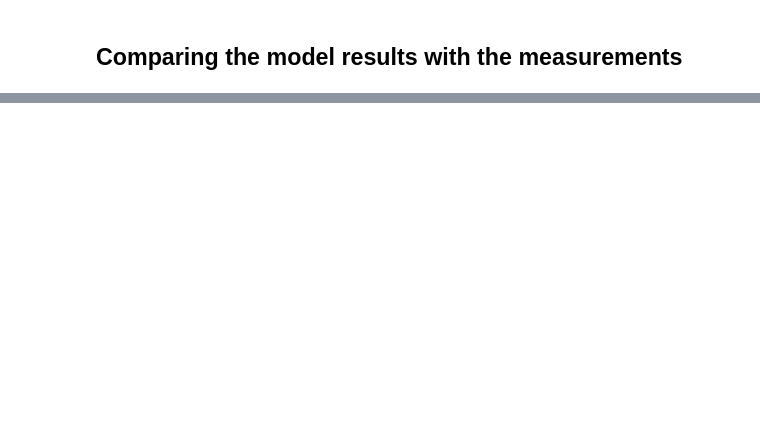
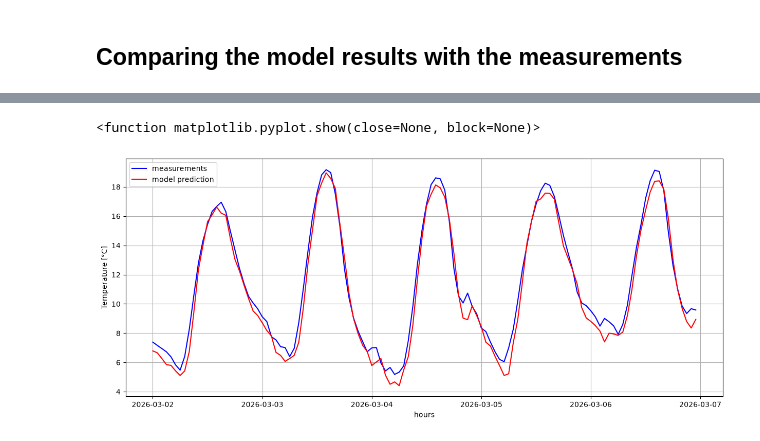
Before and after one commit to sbauer01/ML-project, a Jupyter notebook: model.ipynb, the cells around one changed output, grey strips where cells are left out. Cells and saved outputs as stored; diff of their text form; code cells hidden in the pictures; blank space fills up the shorter version.

Commit message:
plotted the model reults against the measurements and startetd to to an deeper analysis with the days

```diff
--- a/model.ipynb
+++ b/model.ipynb
@@ -234,0 +235,22 @@ RMSE: 0.6165556438115615 °C
+# %%
+#plot the model forecast vs the real measurements for specific days to see the differences
+
+#for better visualisation: real dates instead of hours
+test_timestamps = test["TIMESTAMP"].iloc[window_size:].values
+
+
+# first:  5 days in a row = 120 hours, starting on first model data
+n=120
+
+
+plt.figure(figsize=(15, 6))
+plt.plot(test_timestamps[:n], actual_rescaled[:n], label='measurements', color='blue') #unit: °C
+plt.plot(test_timestamps[:n],pred_rescaled [:n], label='model prediction', color='red')
+plt.xlabel('hours')
+plt.ylabel('Temperature [°C]')
+plt.legend()
+plt.grid()
+plt.show
+# %% [output]
+<function matplotlib.pyplot.show(close=None, block=None)>
+[figure, added]
```
Also changed, not shown: parts of 5 cells of this notebook.
